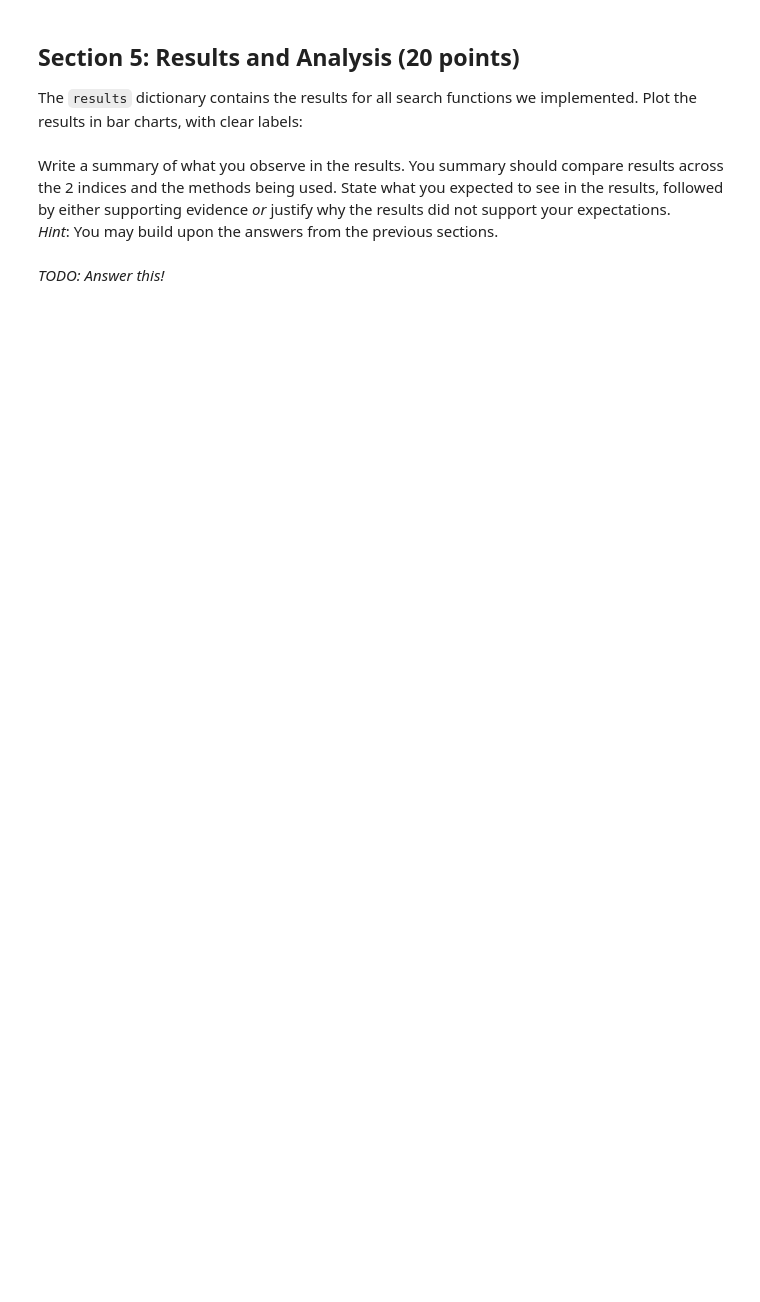
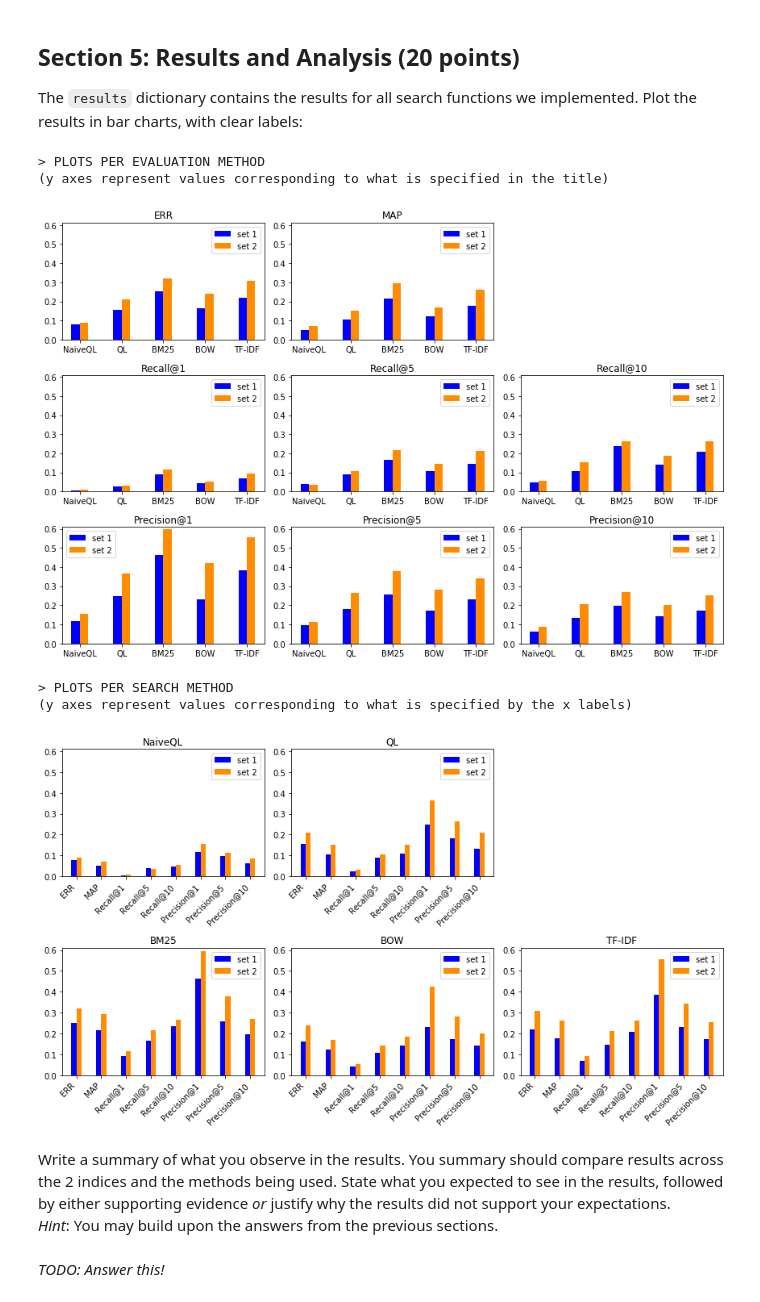
Before and after one commit to ChristophHoenes/information-retrieval-1, a Jupyter notebook: assignment1/ykeBook.ipynb, the cells around one changed output. Cells and saved outputs as stored; diff of their text form; code cells hidden in the pictures; blank space fills up the shorter version.

```diff
--- a/assignment1/ykeBook.ipynb
+++ b/assignment1/ykeBook.ipynb
@@ -508,7 +501,7 @@ def bow_search(query, index_set):
             index_set - the index to use
         Output: a list of (document_id, score), sorted in descending relevance to the given query
     """
-    binarize = False
+    binarize = True
     index = get_index(index_set)
     query = preprocess_query(query, index_set)
     scores = defaultdict(lambda: 0.)
@@ -516,7 +509,8 @@ def bow_search(query, index_set):
     for token in query:
         search_results = index[token]
         for document_id, score in search_results:
-            scores[document_id] += 1.0 if binarize else float(score)
+            scores[document_id] += 1. if binarize else float(score)
+
     ranking = list(scores.items())
     ranking.sort(key = lambda tup: tup[1], reverse=True)
     return ranking
@@ -968,6 +980,7 @@ Now, implement the metrics below.
 
 **Note:** For a given query `query_id`, you can assume that documents *not* in `qrels[query_id]` are not relevant to `query_id`.
 # %%
+from decimal import Decimal
 # TODO: Implement this! (10 points)
 def recall_k(results, relevant_docs, k):
     """
@@ -1039,11 +1052,13 @@ def err(results, relevant_docs):
             relevant_docs: A set of relevant documents.
         Output: ERR
     """
-    g = [score for _, score in results]
-    ERR = 0.
-    p = 1.
+    g = [1 if doc_id in relevant_docs else 0 for doc_id, _ in results]
+#     g /= np.max(np.abs(g))
+
+    ERR = Decimal(0.)
+    p = Decimal(1.)
     for i in range(len(g)):
-        R = (2**g[i] - 1) / (max(g) + 1e-9)
+        R = Decimal((2**g[i] - 1) / (2**np.max(g)+1))
         ERR += p * R/(i+1)
         p *= (1-R)
     return ERR
@@ -1170,3 +1166,64 @@ The `results` dictionary contains the results for all search functions we implem
+# %%
+# TODO: Implement this! (20 points)
+
+print("> PLOTS PER EVALUATION METHOD")
+print("(y axes represent values corresponding to what is specified in the title)")
+plt.figure(figsize=(12,8))
+xticks = [search_fn for search_fn,_ in list_of_search_fns]
+for plot_i, (eval_method,_) in enumerate(list_of_metrics):
+    if plot_i > 1:
+        plot_i+=1
+    plt.subplot(3,3,plot_i+1)
+    for index_set in index_sets:
+        if index_set == 1:
+            center = -0.1
+            color = "blue"
+        elif index_set == 2:
+            center = +0.1
+            color = "darkorange"
+        for i, (search_fn,_) in enumerate(list_of_search_fns):
+            label = None if i else f"set {index_set}"
+            plt.title(eval_method)
+            plt.bar(i+center,results[index_set][search_fn][eval_method], width=0.2, color=color,
+                    align="center", label=label)
+            plt.ylim(0,.61)
+    plt.xticks(list(range(len(list_of_search_fns))), xticks)
+    plt.legend()
+    plt.tight_layout()
+plt.show()
+
+print("> PLOTS PER SEARCH METHOD")
+print("(y axes represent values corresponding to what is specified by the x labels)")
+plt.figure(figsize=(12,7))
+xticks = [eval_method for eval_method,_ in list_of_metrics]
+for plot_i, (search_fn,_) in enumerate(list_of_search_fns):
+    if plot_i > 1:
+        plot_i+=1
+    plt.subplot(2,3,plot_i+1)
+    for index_set in index_sets:
+        if index_set == 1:
+            center = -0.1
+            color = "blue"
+        elif index_set == 2:
+            center = +0.1
+            color = "darkorange"
+        for i, (eval_method,_) in enumerate(list_of_metrics):
+            label = None if i else f"set {index_set}"
+            plt.title(search_fn)
+            plt.bar(i+center,results[index_set][search_fn][eval_method], width=0.2, color=color,
+                    align="center", label=label)
+            plt.ylim(0,.61)
+    plt.xticks(list(range(len(list_of_metrics))), xticks, rotation=45, horizontalalignment="right")
+    plt.legend()
+    plt.tight_layout()
+plt.show()
+# %% [output]
+> PLOTS PER EVALUATION METHOD
+(y axes represent values corresponding to what is specified in the title)
+[figure, added]
+> PLOTS PER SEARCH METHOD
+(y axes represent values corresponding to what is specified by the x labels)
+[figure, added]
 # %% [markdown]
 Write a summary of what you observe in the results.
 You summary should compare results across the 2 indices and the methods being used. State what you expected to see in the results, followed by either supporting evidence *or* justify why the results did not support your expectations.
```
Also changed, not shown: parts of 10 cells of this notebook.
